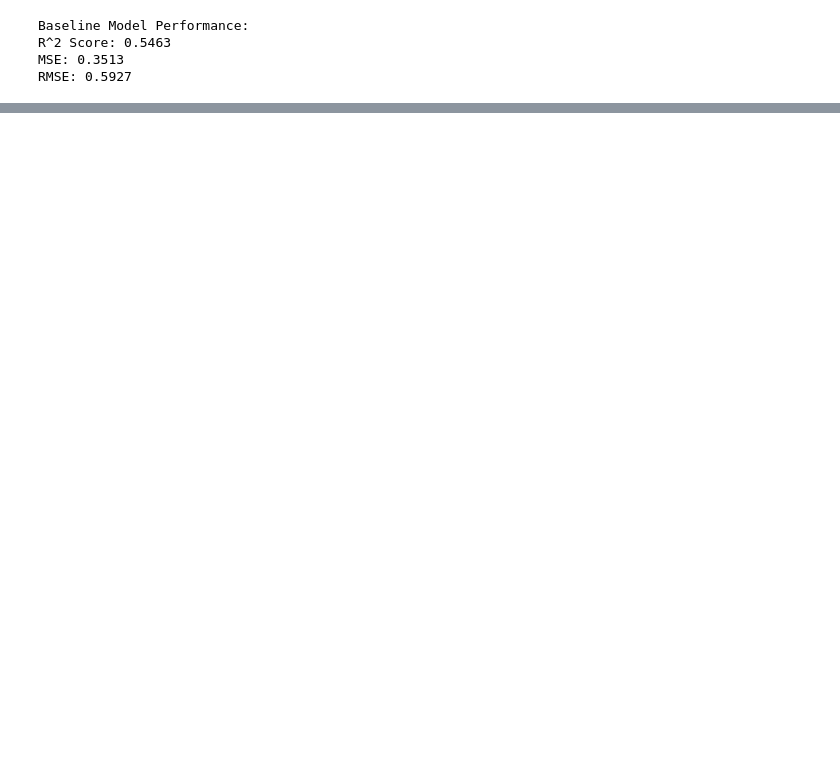
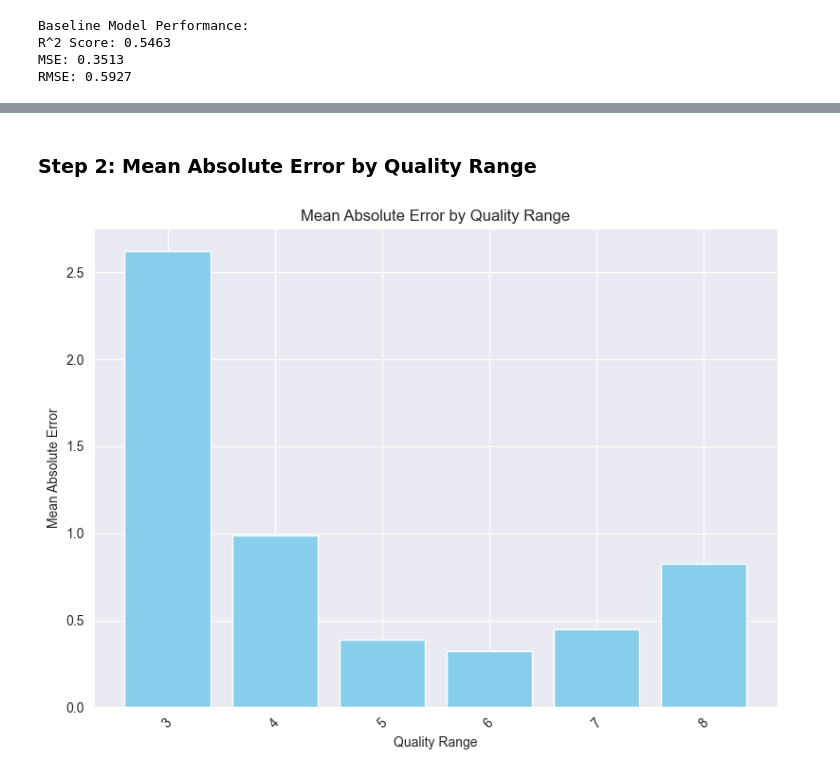
Before and after one commit to noydvori/TDSProject, a Jupyter notebook: part2.ipynb, the cells around one changed output, grey strips where cells are left out. Saved outputs shown, nothing was run; the diff lists cells and outputs as text; code cells hidden in the pictures; blank space fills up the shorter version.

```diff
--- a/part2.ipynb
+++ b/part2.ipynb
@@ -335,0 +289,31 @@ The combination of advanced feature engineering, SMOTE for class balancing, and
+# %% [markdown]
+### Step 2: Mean Absolute Error by Quality Range
+# %%
+# Define bins and labels based on actual range of y_test
+bins = [2, 3, 4, 5, 6, 7, 8, 9]
+labels = ['3', '4', '5', '6', '7', '8', '9']
+
+# Bin the y_test values
+y_test_binned = pd.cut(y_test, bins=bins, labels=labels, include_lowest=True)
+
+# Calculate residuals and absolute errors
+residuals = y_test - y_pred_baseline
+errors = abs(residuals)
+
+# Create a DataFrame with binned quality and errors
+error_data = pd.DataFrame({'Quality Range': y_test_binned, 'Absolute Error': errors})
+
+# Calculate mean error for each quality range
+mean_errors = error_data.groupby('Quality Range', observed=True)['Absolute Error'].mean().reset_index()
+
+# Plot errors by quality range
+plt.figure(figsize=(8, 6))
+plt.bar(mean_errors['Quality Range'], mean_errors['Absolute Error'], color='skyblue')
+plt.title('Mean Absolute Error by Quality Range')
+plt.xlabel('Quality Range')
+plt.ylabel('Mean Absolute Error')
+plt.xticks(rotation=45)
+plt.tight_layout()
+plt.show()
+# %% [output]
+[figure, added]
```
Also changed, not shown: parts of 45 cells of this notebook.
